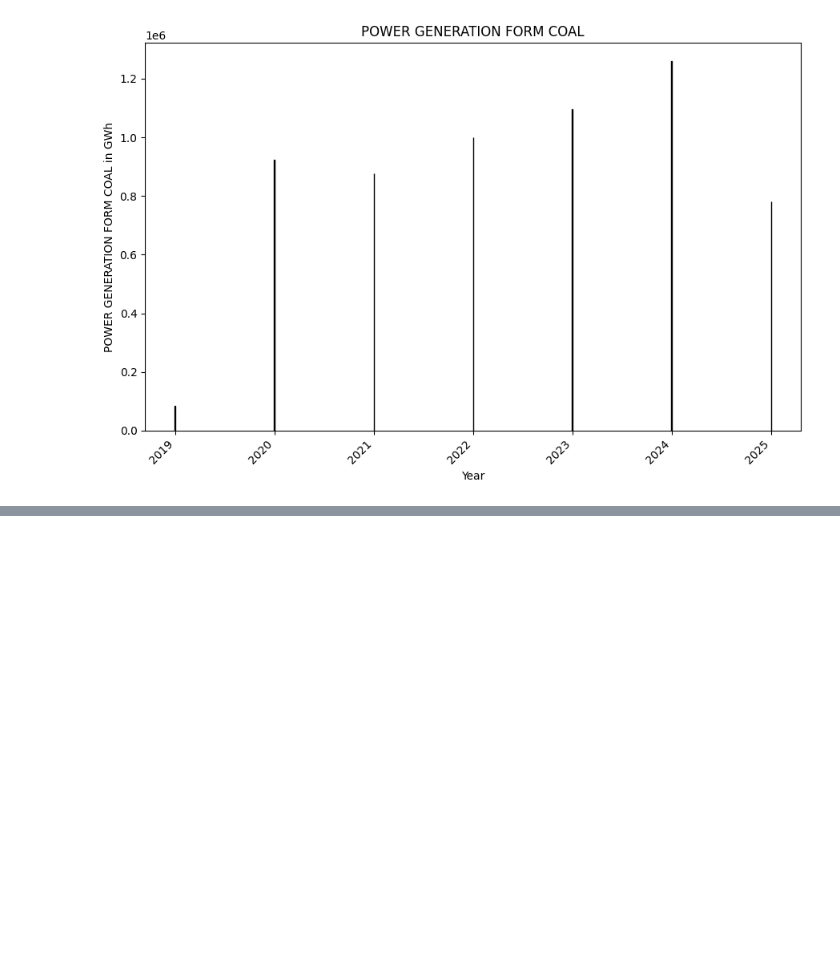
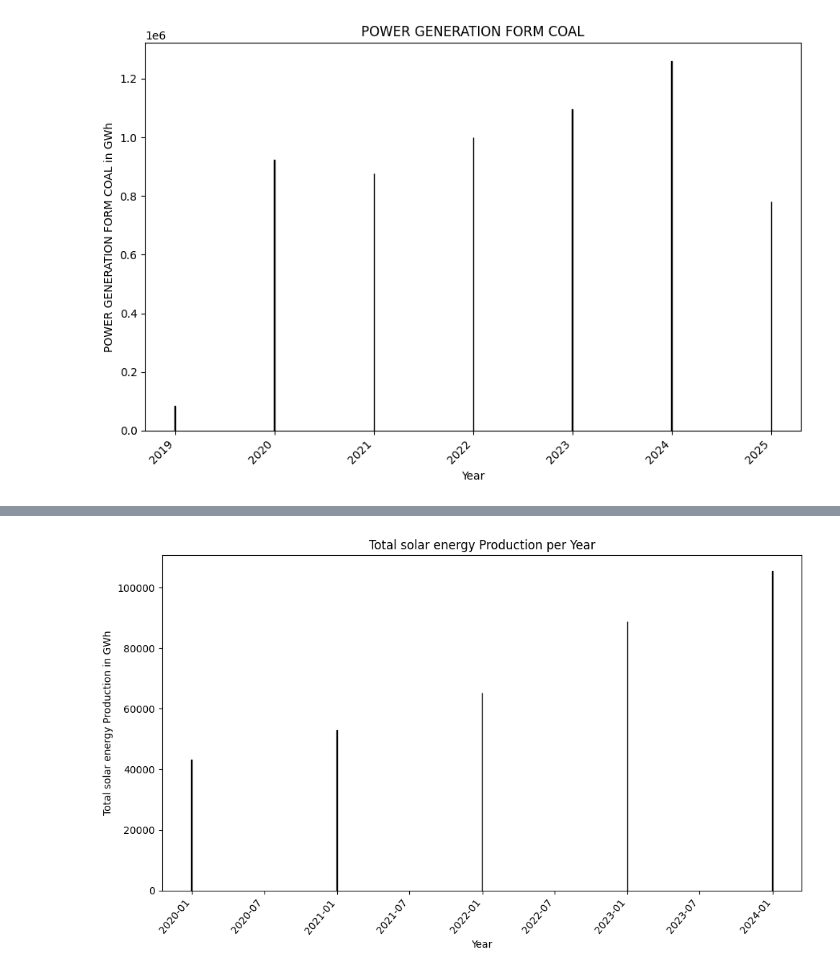
Before and after one commit to jayantxchauhan/India-Energy-Analytics-Model, a Jupyter notebook: ANALYSIS_2.ipynb, the cells around one changed output, grey strips where cells are left out. Saved outputs shown, nothing was run; the diff lists cells and outputs as text; code cells hidden in the pictures; blank space fills up the shorter version.

```diff
--- a/ANALYSIS_2.ipynb
+++ b/ANALYSIS_2.ipynb
@@ -161,0 +174,6 @@ plot.show()
+# %%
+solar=yearly_data[['yyyymmdd','India: SolarGen']]
+
+solar=solar.drop(index=range(0,6))
+print(solar)
+solar=solar.drop(index=11)
@@ -161,0 +188,11 @@ plot.show()
+# %%
+plot.figure(figsize=(10, 6))
+plot.bar(solar['yyyymmdd'], solar['India: SolarGen'], color='skyblue', edgecolor='black')
+plot.xlabel('Year')
+plot.ylabel('Total solar energy Production in GWh')
+plot.title('Total solar energy Production per Year')
+plot.xticks(rotation=50, ha='right')
+plot.tight_layout()
+plot.show()
+# %% [output]
+[figure, added]
```
Also changed, not shown: parts of 9 cells of this notebook, 2 other files.
